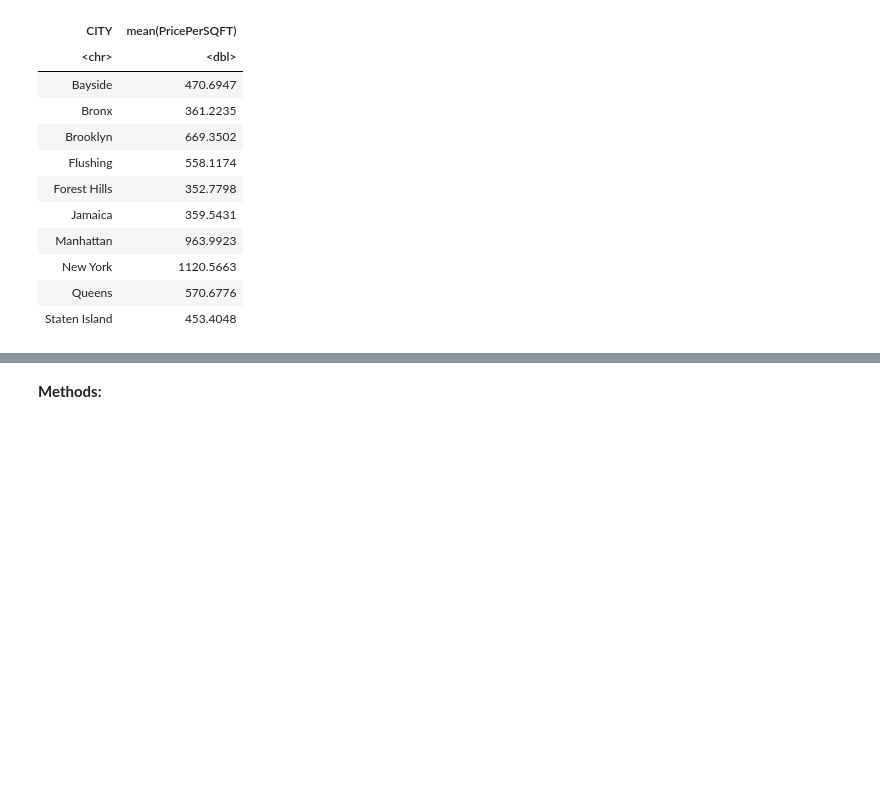
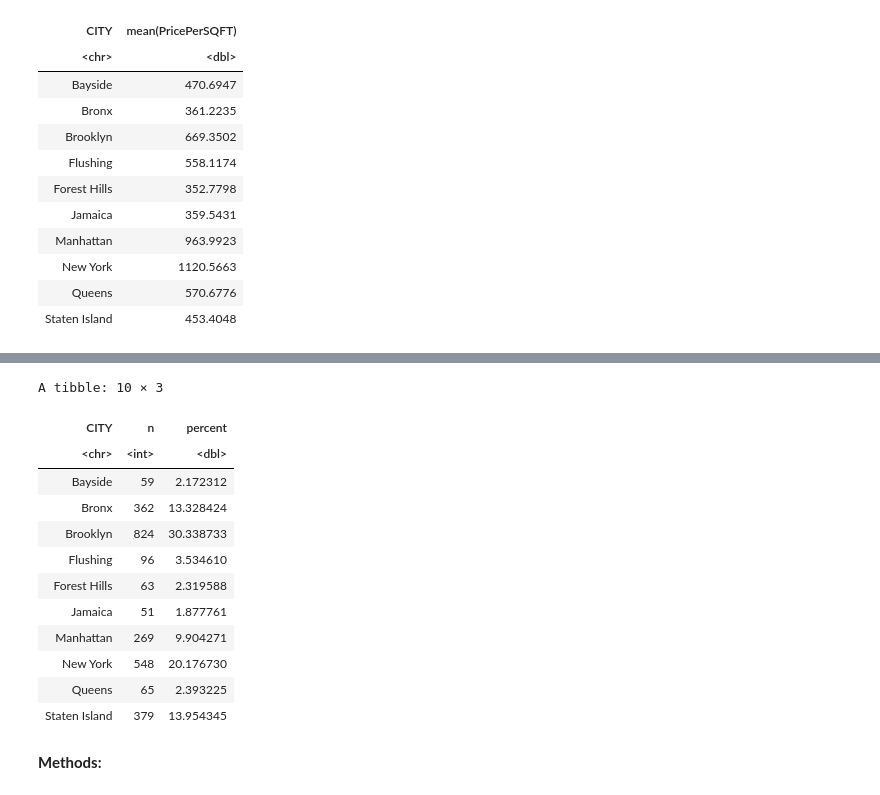
Before and after one commit to aikosumarno/dsci-100-2023w2-group-21, a Jupyter notebook: group_project_proposal.ipynb, the cells around one changed output, grey strips where cells are left out. Drawn from its saved outputs; the diff is of its cells as text; code cells hidden in the pictures; blank space fills up the shorter version.

```diff
--- a/group_project_proposal.ipynb
+++ b/group_project_proposal.ipynb
@@ -184,3 +184,7 @@ A tibble: 10 × 2
 | New York | 1120.5663 |
 | Queens | 570.6776 |
 | Staten Island | 453.4048 |
+# %%
+ny_housing_split <- initial_split(newyork_subset, prop = 0.75, strata = CITY)
+ny_housing_train <- training(ny_housing_split)
+ny_housing_test <- testing(ny_housing_split)
@@ -186,0 +215,21 @@ A tibble: 10 × 2
+# %%
+city_proportions <- ny_housing_train |>
+                      group_by(CITY) |>
+                      summarize(n = n()) |>
+                      mutate(percent = 100*n/nrow(ny_housing_train))
+
+city_proportions
+# %% [output]
+A tibble: 10 × 3
+| CITY | n | percent |
+| <chr> | <int> | <dbl> |
+| Bayside | 59 | 2.172312 |
+| Bronx | 362 | 13.328424 |
+| Brooklyn | 824 | 30.338733 |
+| Flushing | 96 | 3.534610 |
+| Forest Hills | 63 | 2.319588 |
+| Jamaica | 51 | 1.877761 |
+| Manhattan | 269 | 9.904271 |
+| New York | 548 | 20.176730 |
+| Queens | 65 | 2.393225 |
+| Staten Island | 379 | 13.954345 |
```
Also changed, not shown: parts of 3 cells of this notebook.
